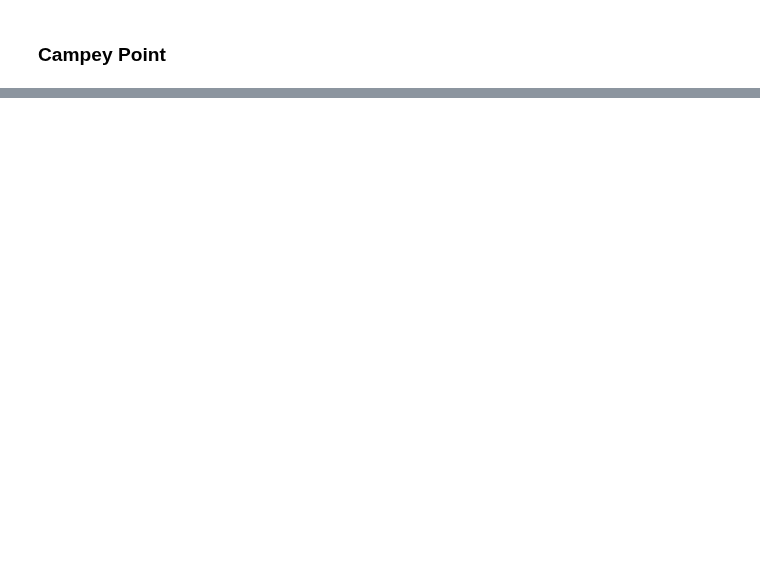
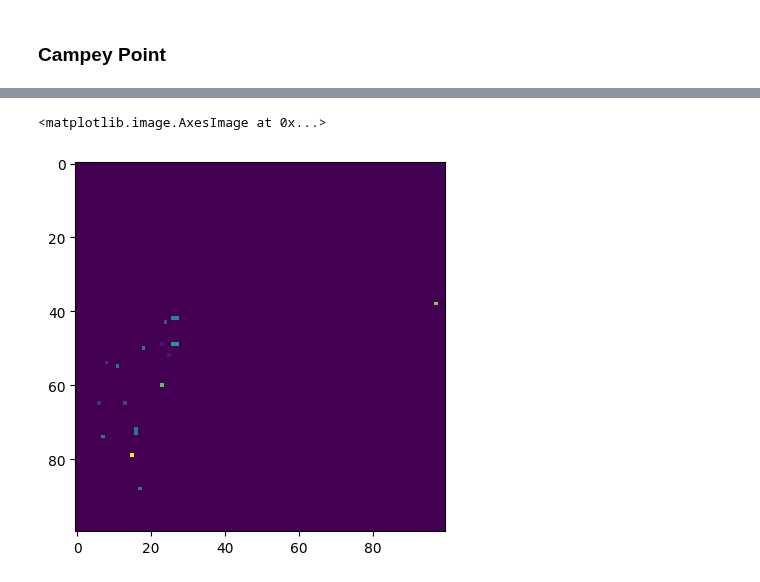
Before and after one commit to aus-plant-phenomics-network/mccn-engine, a Jupyter notebook: point_load.ipynb, the cells around one changed output, grey strips where cells are left out. Saved outputs shown, nothing was run; the diff lists cells and outputs as text; code cells hidden in the pictures; blank space fills up the shorter version.

```diff
--- a/point_load.ipynb
+++ b/point_load.ipynb
@@ -142,0 +93,4 @@ plt.show()
+# %%
+engine = MCCN("http://203.101.230.81:8082/", "CaladeniaStudy", 100)
+# %%
+ds = engine.load()
@@ -142,0 +118,5 @@ plt.show()
+# %%
+plt.imshow(ds.scientificName.values[0,:,:])
+# %% [output]
+<matplotlib.image.AxesImage at 0x...>
+[figure, added]
```
Also changed, not shown: parts of 11 cells of this notebook, 7 other files.
